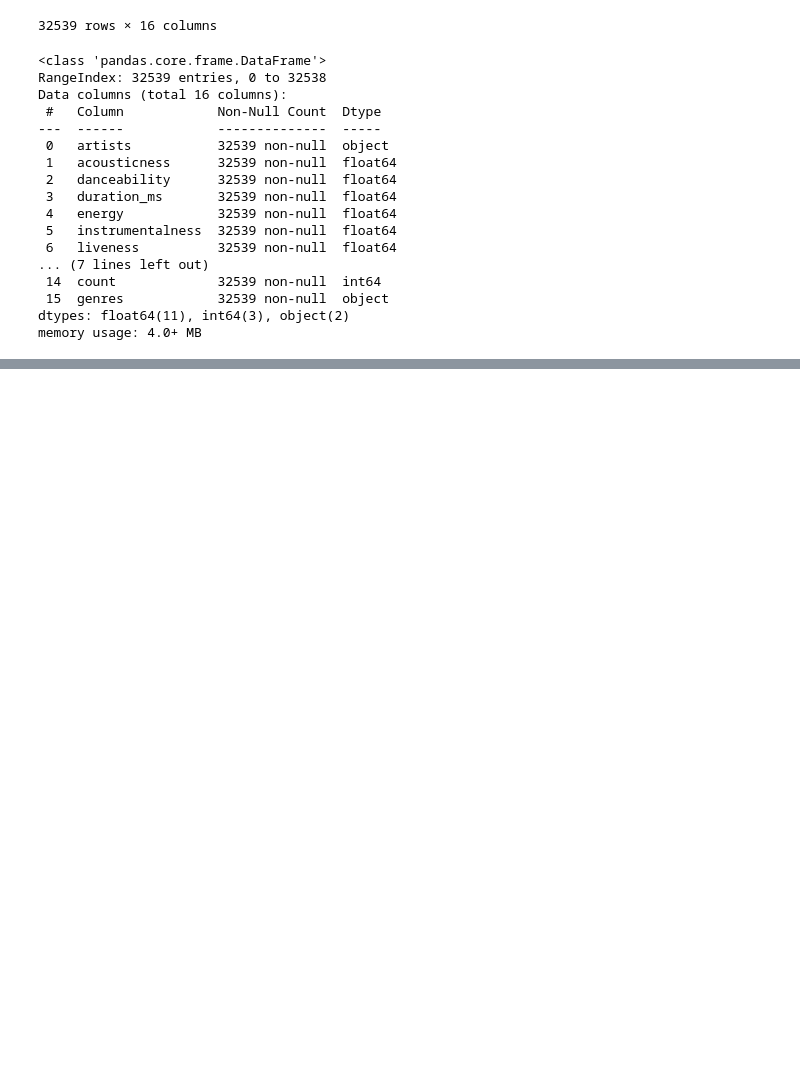
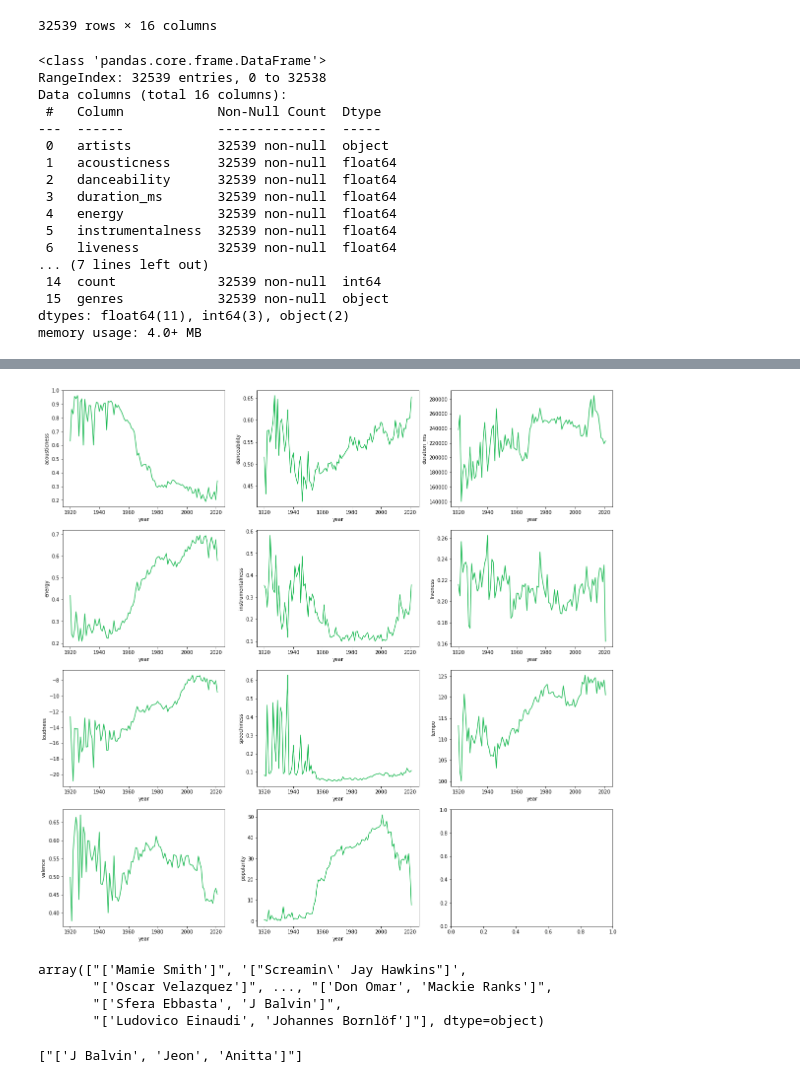
Before and after one commit to Equipe-Delta-IESB/Spotify_PCA, a Jupyter notebook: 01_Scripts/01_limpeza.ipynb, the cells around one changed output, grey strips where cells are left out. Saved outputs shown, nothing was run; the diff lists cells and outputs as text; code cells hidden in the pictures; blank space fills up the shorter version.

```diff
--- a/01_Scripts/01_limpeza.ipynb
+++ b/01_Scripts/01_limpeza.ipynb
@@ -197,0 +221,3 @@ memory usage: 4.0+ MB
+# %%
+# ANO
+df_year = dict_raw_data['df_data_by_year'].copy()
@@ -197,0 +337,4 @@ memory usage: 4.0+ MB
+# %%
+# Dropar colunas que nao serao interessantes para analise
+
+df_year.drop(columns=['key', 'mode'],inplace=True)
@@ -197,0 +348,18 @@ memory usage: 4.0+ MB
+# %%
+fig, axes = plt.subplots(4,3,figsize=(20,20))
+
+sns.lineplot(ax=axes[0,0],data=df_year,x="year",y="acousticness",color='#1DB954')
+sns.lineplot(ax=axes[0,1],data=df_year,x="year",y="danceability",color='#1DB954')
+sns.lineplot(ax=axes[0,2],data=df_year,x="year",y="duration_ms",color='#1DB954')
+sns.lineplot(ax=axes[1,0],data=df_year,x="year",y="energy",color='#1DB954')
+sns.lineplot(ax=axes[1,1],data=df_year,x="year",y="instrumentalness",color='#1DB954')
+sns.lineplot(ax=axes[1,2],data=df_year,x="year",y="liveness",color='#1DB954')
+sns.lineplot(ax=axes[2,0],data=df_year,x="year",y="loudness",color='#1DB954')
+sns.lineplot(ax=axes[2,1],data=df_year,x="year",y="speechiness",color='#1DB954')
+sns.lineplot(ax=axes[2,2],data=df_year,x="year",y="tempo",color='#1DB954')
+sns.lineplot(ax=axes[3,0],data=df_year,x="year",y="valence",color='#1DB954')
+sns.lineplot(ax=axes[3,1],data=df_year,x="year",y="popularity",color='#1DB954')
+
+plt.show()
+# %% [output]
+[figure, added]
@@ -197,0 +373,13 @@ memory usage: 4.0+ MB
+# %%
+artists = df_data2.artists.unique()
+artists
+# %% [output]
+array(["['Mamie Smith']", '["Screamin\' Jay Hawkins"]',
+       "['Oscar Velazquez']", ..., "['Don Omar', 'Mackie Ranks']",
+       "['Sfera Ebbasta', 'J Balvin']",
+       "['Ludovico Einaudi', 'Johannes Bornlöf']"], dtype=object)
+# %%
+anitta = [s for s in artists if "Anitta" in s]
+anitta
+# %% [output]
+["['J Balvin', 'Jeon', 'Anitta']"]
```
Also changed, not shown: parts of 29 cells of this notebook.
